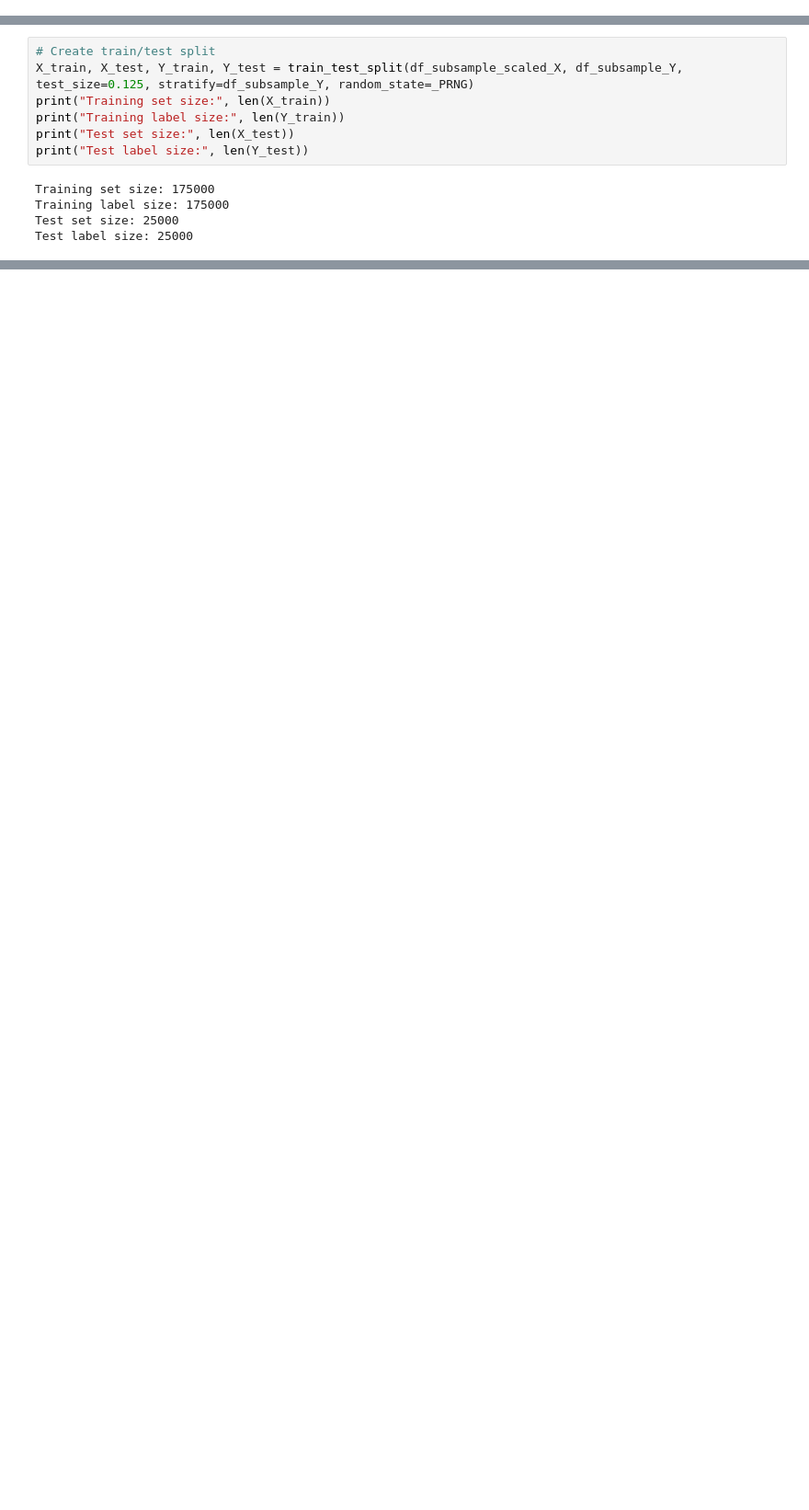
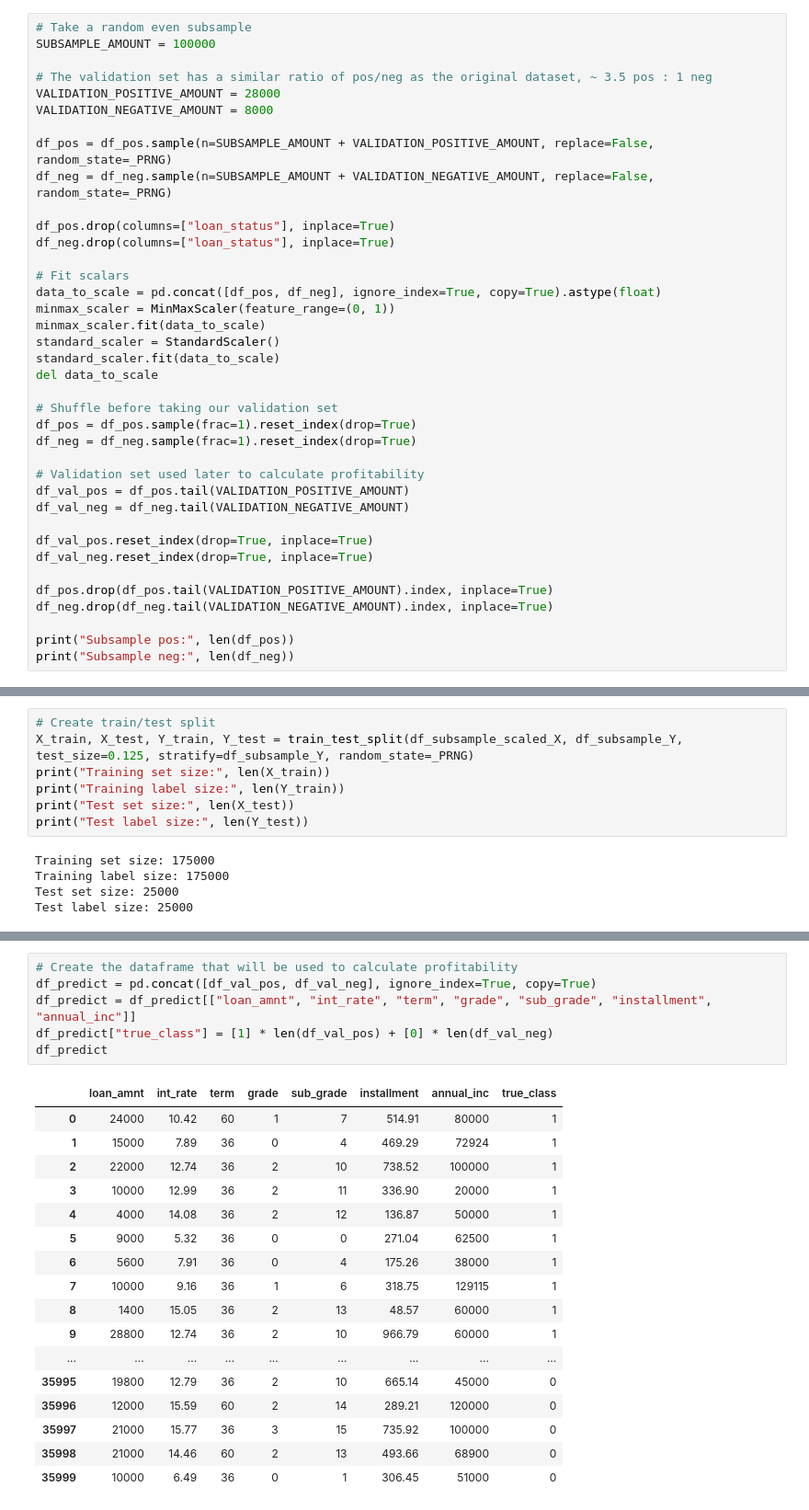
Before and after one commit to juszhan/LendingClub-Profitability, a Jupyter notebook: lendingclub_loan_prediction.ipynb, the cells around one changed output, grey strips where cells are left out. Shown at 92% size. Cells and saved outputs as stored; diff of their text form; blank space fills up the shorter version.

```diff
--- a/lendingclub_loan_prediction.ipynb
+++ b/lendingclub_loan_prediction.ipynb
@@ -186,0 +172,38 @@ Subsample neg: 100000
+# %%
+# Take a random even subsample
+SUBSAMPLE_AMOUNT = 100000
+
+# The validation set has a similar ratio of pos/neg as the original dataset, ~ 3.5 pos : 1 neg
+VALIDATION_POSITIVE_AMOUNT = 28000
+VALIDATION_NEGATIVE_AMOUNT = 8000
+
+df_pos = df_pos.sample(n=SUBSAMPLE_AMOUNT + VALIDATION_POSITIVE_AMOUNT, replace=False, random_state=_PRNG)
+df_neg = df_neg.sample(n=SUBSAMPLE_AMOUNT + VALIDATION_NEGATIVE_AMOUNT, replace=False, random_state=_PRNG)
+
+df_pos.drop(columns=["loan_status"], inplace=True)
+df_neg.drop(columns=["loan_status"], inplace=True)
+
+# Fit scalars
+data_to_scale = pd.concat([df_pos, df_neg], ignore_index=True, copy=True).astype(float)
+minmax_scaler = MinMaxScaler(feature_range=(0, 1))
+minmax_scaler.fit(data_to_scale)
+standard_scaler = StandardScaler()
+standard_scaler.fit(data_to_scale)
+del data_to_scale
+
+# Shuffle before taking our validation set
+df_pos = df_pos.sample(frac=1).reset_index(drop=True)
+df_neg = df_neg.sample(frac=1).reset_index(drop=True)
+
+# Validation set used later to calculate profitability
+df_val_pos = df_pos.tail(VALIDATION_POSITIVE_AMOUNT)
+df_val_neg = df_neg.tail(VALIDATION_NEGATIVE_AMOUNT)
+
+df_val_pos.reset_index(drop=True, inplace=True)
+df_val_neg.reset_index(drop=True, inplace=True)
+
+df_pos.drop(df_pos.tail(VALIDATION_POSITIVE_AMOUNT).index, inplace=True)
+df_neg.drop(df_neg.tail(VALIDATION_NEGATIVE_AMOUNT).index, inplace=True)
+
+print("Subsample pos:", len(df_pos))
+print("Subsample neg:", len(df_neg))
@@ -441,0 +630,24 @@ array([[0.55299676, 0.44700324],
+# %%
+# Create the dataframe that will be used to calculate profitability
+df_predict = pd.concat([df_val_pos, df_val_neg], ignore_index=True, copy=True)
+df_predict = df_predict[["loan_amnt", "int_rate", "term", "grade", "sub_grade", "installment", "annual_inc"]]
+df_predict["true_class"] = [1] * len(df_val_pos) + [0] * len(df_val_neg)
+df_predict
+# %% [output]
+|  | loan_amnt | int_rate | term | grade | sub_grade | installment | annual_inc | true_class |
+| 0 | 24000 | 10.42 | 60 | 1 | 7 | 514.91 | 80000 | 1 |
+| 1 | 15000 | 7.89 | 36 | 0 | 4 | 469.29 | 72924 | 1 |
+| 2 | 22000 | 12.74 | 36 | 2 | 10 | 738.52 | 100000 | 1 |
+| 3 | 10000 | 12.99 | 36 | 2 | 11 | 336.90 | 20000 | 1 |
+| 4 | 4000 | 14.08 | 36 | 2 | 12 | 136.87 | 50000 | 1 |
+| 5 | 9000 | 5.32 | 36 | 0 | 0 | 271.04 | 62500 | 1 |
+| 6 | 5600 | 7.91 | 36 | 0 | 4 | 175.26 | 38000 | 1 |
+| 7 | 10000 | 9.16 | 36 | 1 | 6 | 318.75 | 129115 | 1 |
+| 8 | 1400 | 15.05 | 36 | 2 | 13 | 48.57 | 60000 | 1 |
+| 9 | 28800 | 12.74 | 36 | 2 | 10 | 966.79 | 60000 | 1 |
+| ... | ... | ... | ... | ... | ... | ... | ... | ... |
+| 35995 | 19800 | 12.79 | 36 | 2 | 10 | 665.14 | 45000 | 0 |
+| 35996 | 12000 | 15.59 | 60 | 2 | 14 | 289.21 | 120000 | 0 |
+| 35997 | 21000 | 15.77 | 36 | 3 | 15 | 735.92 | 100000 | 0 |
+| 35998 | 21000 | 14.46 | 60 | 2 | 13 | 493.66 | 68900 | 0 |
+| 35999 | 10000 | 6.49 | 36 | 0 | 1 | 306.45 | 51000 | 0 |
```
Also changed, not shown: parts of 39 cells of this notebook.
